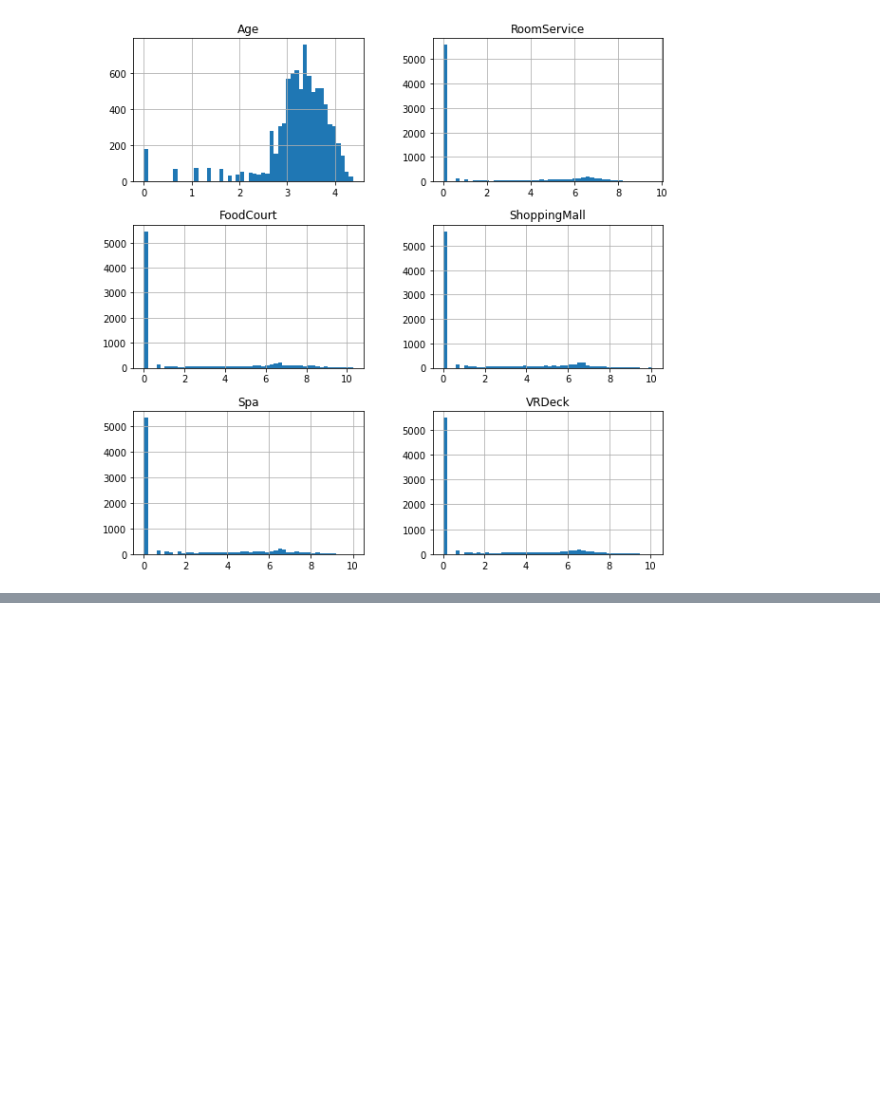
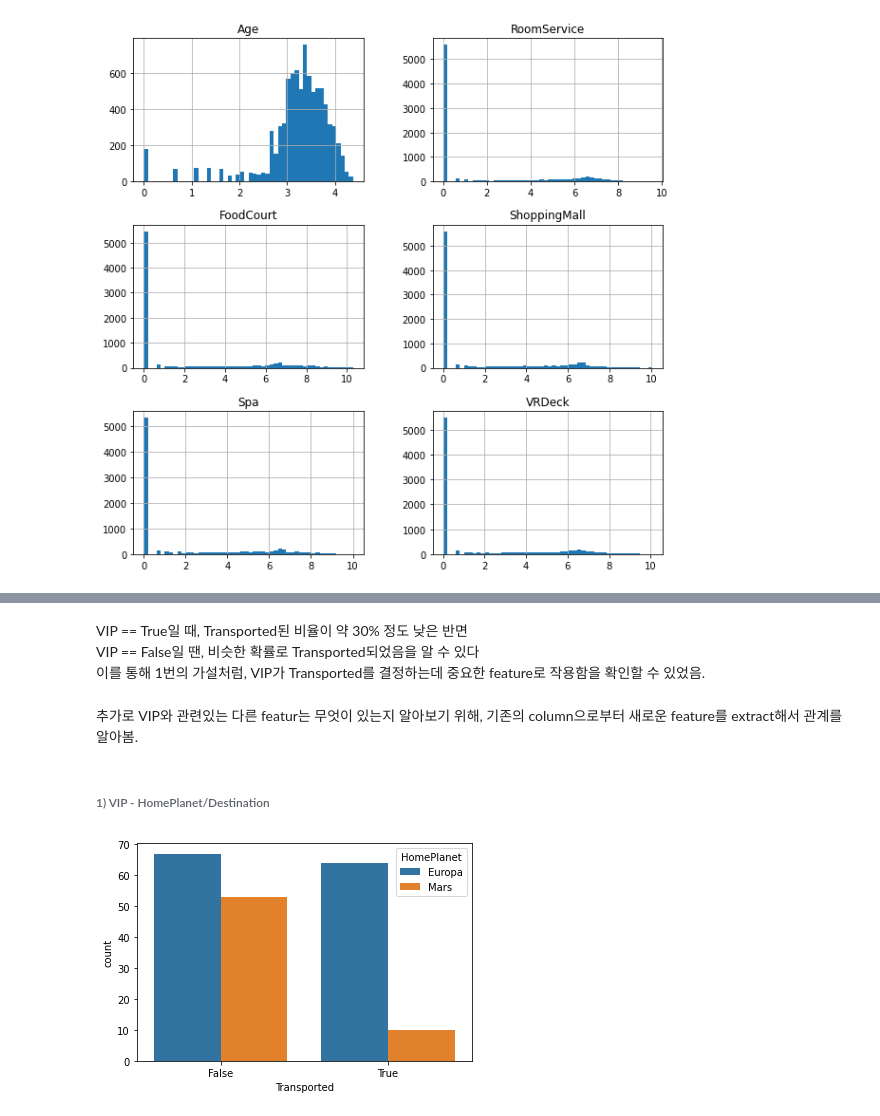
Before and after one commit to codelspak/Codelion_weekly_projects, a Jupyter notebook: WK27_Mini_project_Kaggle_ML_Classification_Spaceship_Titanic.ipynb, the cells around one changed output, grey strips where cells are left out. Cells and saved outputs as stored; diff of their text form; code cells hidden in the pictures; blank space fills up the shorter version.

```diff
--- a/WK27_Mini_project_Kaggle_ML_Classification_Spaceship_Titanic.ipynb
+++ b/WK27_Mini_project_Kaggle_ML_Classification_Spaceship_Titanic.ipynb
@@ -96,0 +270,12 @@ array([[<matplotlib.axes._subplots.AxesSubplot object at 0x...>,
+# %% [markdown]
+VIP == True일 때, Transported된 비율이 약 30% 정도 낮은 반면<br>
+VIP == False일 땐, 비슷한 확률로 Transported되었음을 알 수 있다<br>
+이를 통해 1번의 가설처럼, VIP가 Transported를 결정하는데 중요한 feature로 작용함을 확인할 수 있었음.
+# %% [markdown]
+추가로 VIP와 관련있는 다른 featur는 무엇이 있는지 알아보기 위해, 기존의 column으로부터 새로운 feature를 extract해서 관계를 알아봄.
+# %% [markdown]
+###### 1) VIP - HomePlanet/Destination
+# %%
+_ = sns.countplot(data = train[train.VIP == True], x = 'Transported', hue = 'HomePlanet')
+# %% [output]
+[figure, added]
```
Also changed, not shown: parts of 48 cells of this notebook.
